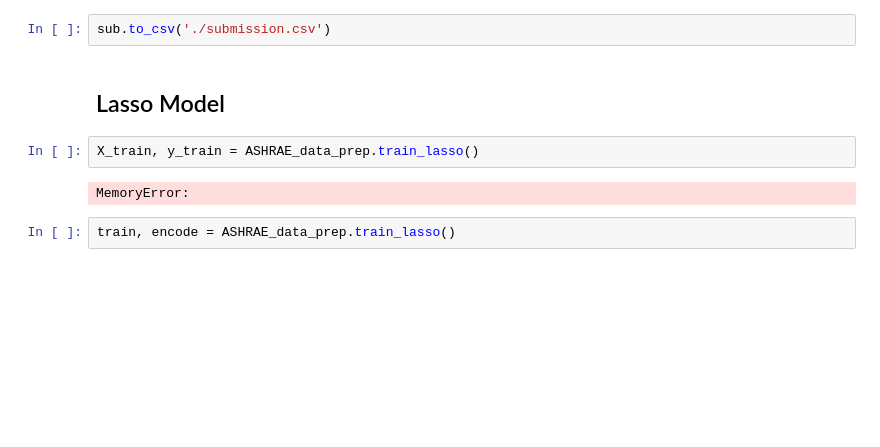
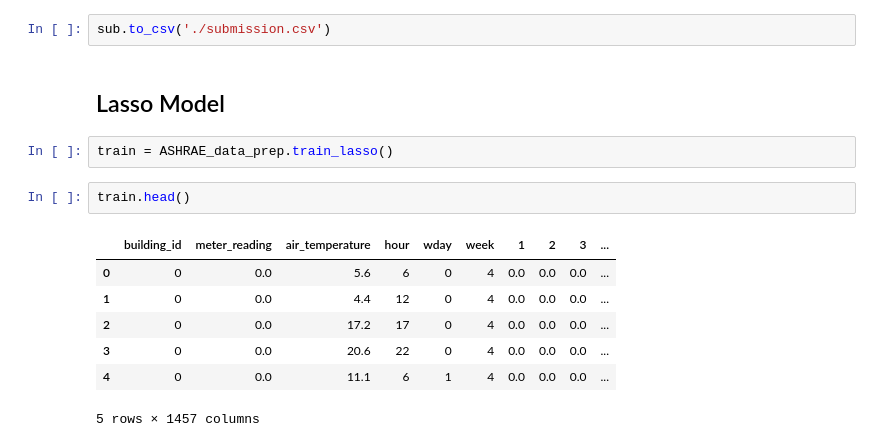
Before and after one commit to brunocgf/ASHRAE-GreatEnergyPredictorIII, a Jupyter notebook: Model.ipynb, the cells around one changed output. Cells and saved outputs as stored; diff of their text form; blank space fills up the shorter version.

```diff
--- a/Model.ipynb
+++ b/Model.ipynb
@@ -205,11 +205,17 @@ sub.to_csv('./submission.csv')
 # %% [markdown]
 ##  Lasso Model
 # %%
-X_train, y_train = ASHRAE_data_prep.train_lasso()
+train = ASHRAE_data_prep.train_lasso()
-# %% [output]
-MemoryError:
-# %%
-train, encode = ASHRAE_data_prep.train_lasso()
+# %%
+train.head()
+# %% [output]
+|  | building_id | meter_reading | air_temperature | hour | wday | week | 1 | 2 | 3 | ... |
+| 0 | 0 | 0.0 | 5.6 | 6 | 0 | 4 | 0.0 | 0.0 | 0.0 | ... |
+| 1 | 0 | 0.0 | 4.4 | 12 | 0 | 4 | 0.0 | 0.0 | 0.0 | ... |
+| 2 | 0 | 0.0 | 17.2 | 17 | 0 | 4 | 0.0 | 0.0 | 0.0 | ... |
+| 3 | 0 | 0.0 | 20.6 | 22 | 0 | 4 | 0.0 | 0.0 | 0.0 | ... |
+| 4 | 0 | 0.0 | 11.1 | 6 | 1 | 4 | 0.0 | 0.0 | 0.0 | ... |
+5 rows × 1457 columns
 # %%
 train.shape
 # %% [output]
```
Also changed, not shown: parts of 19 cells of this notebook, 1 other file.
